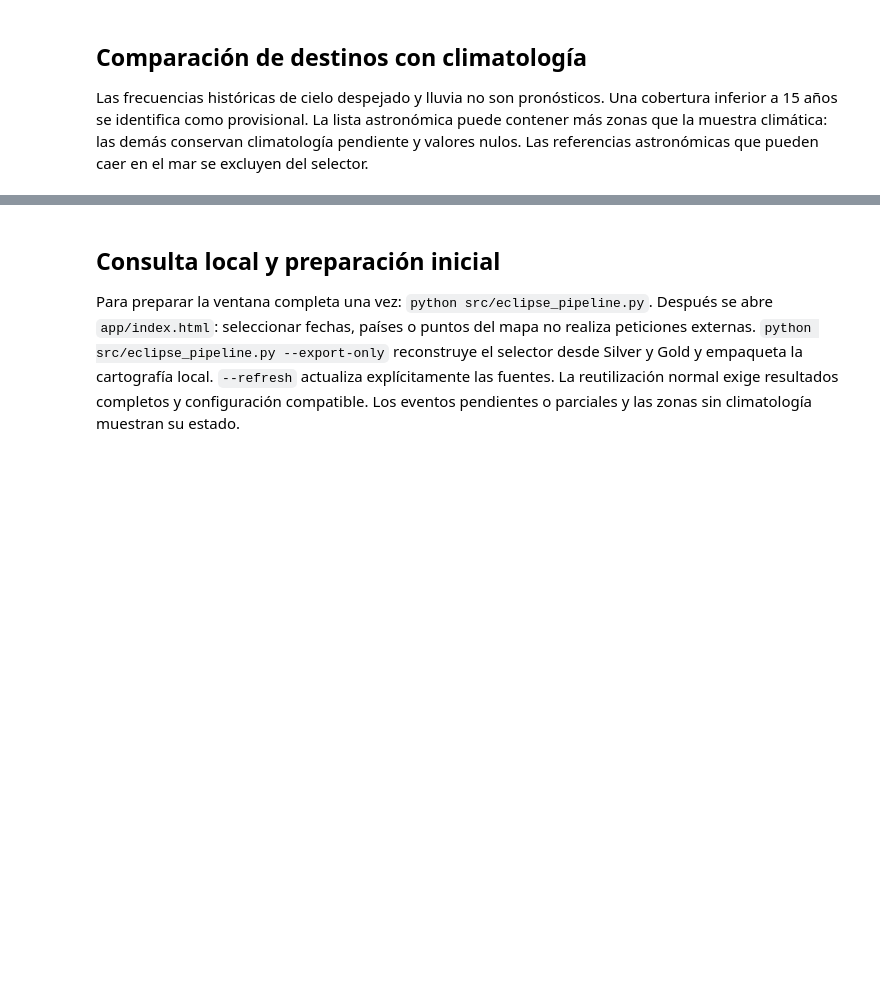
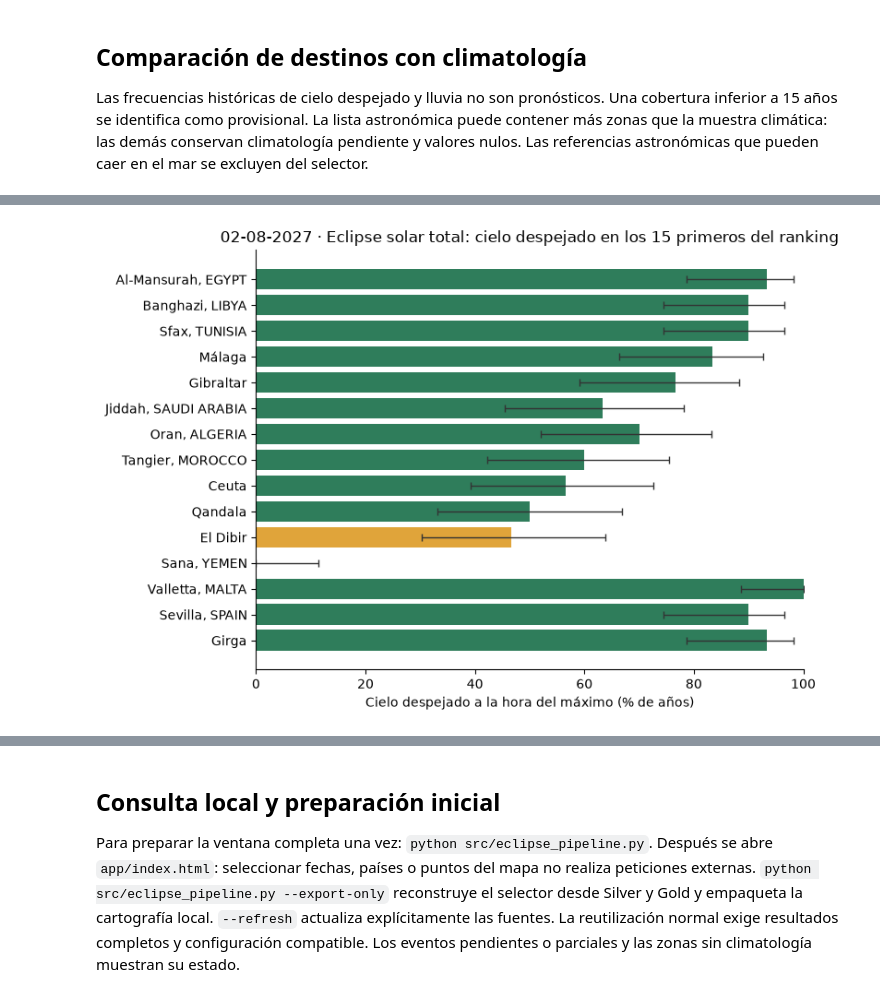
Before and after one commit to alvaromedinaro-png/Proyecto_TFM, a Jupyter notebook: docs/entregas/02_planificador_eclipse.ipynb, the cells around one changed output, grey strips where cells are left out. Cells and saved outputs as stored; diff of their text form; code cells hidden in the pictures; blank space fills up the shorter version.

```diff
--- a/docs/entregas/02_planificador_eclipse.ipynb
+++ b/docs/entregas/02_planificador_eclipse.ipynb
@@ -9,7 +9,9 @@ import pandas as pd
 ROOT = next(p for p in [Path.cwd(), *Path.cwd().parents] if (p / "src/eclipse_pipeline.py").exists())
 if str(ROOT) not in sys.path: sys.path.insert(0, str(ROOT))
 from src import eclipse_catalogs as catalogs, eclipse_product as product
-AS_OF = None  # la ventana empieza hoy (UTC)
+# Misma ventana que la última preparación del pipeline, para mostrar exactamente los datos versionados.
+# Con None empezaría hoy (UTC), como una ejecución nueva del pipeline.
+AS_OF = json.loads((ROOT / "data/gold/batch_acquisition_report.json").read_text(encoding="utf-8"))["planning_start"]
 FUTURE_YEARS = 3
 EVENT_DATE = "2027-08-02"  # ejemplo; si ya ha pasado se usa el primer eclipse de la ventana
 OFFLINE = True
@@ -176,0 +156,18 @@ Referencia central NASA 5           30               0.666667            12.807
+# %%
+import matplotlib.pyplot as plt
+top = prepared.nsmallest(15, "rank").iloc[::-1]  # orden del selector, de arriba abajo
+colors = {"baja": "#9aa5b1", "media": "#e0a43a", "alta": "#2f7d5b"}
+fig, ax = plt.subplots(figsize=(8, 5.5))
+low, high = zip(*top["clear_range_pct"])
+values = top["clear_probability_pct"]
+ax.barh(top["name"], values, color=[colors.get(b, "#9aa5b1") for b in top["clear_band"]])
+ax.errorbar(values, top["name"], xerr=[values - pd.Series(low, index=top.index), pd.Series(high, index=top.index) - values],
+            fmt="none", ecolor="#333", capsize=3, linewidth=1)
+ax.set_xlim(0, 100)
+ax.set_xlabel("Cielo despejado a la hora del máximo (% de años)")
+ax.set_title(f"{selected['label']}: cielo despejado en los 15 primeros del ranking")
+ax.spines[["top", "right"]].set_visible(False)
+plt.tight_layout()
+plt.show()
+# %% [output]
+[figure, added]
```
Also changed, not shown: parts of 9 cells of this notebook, 1 other file.
